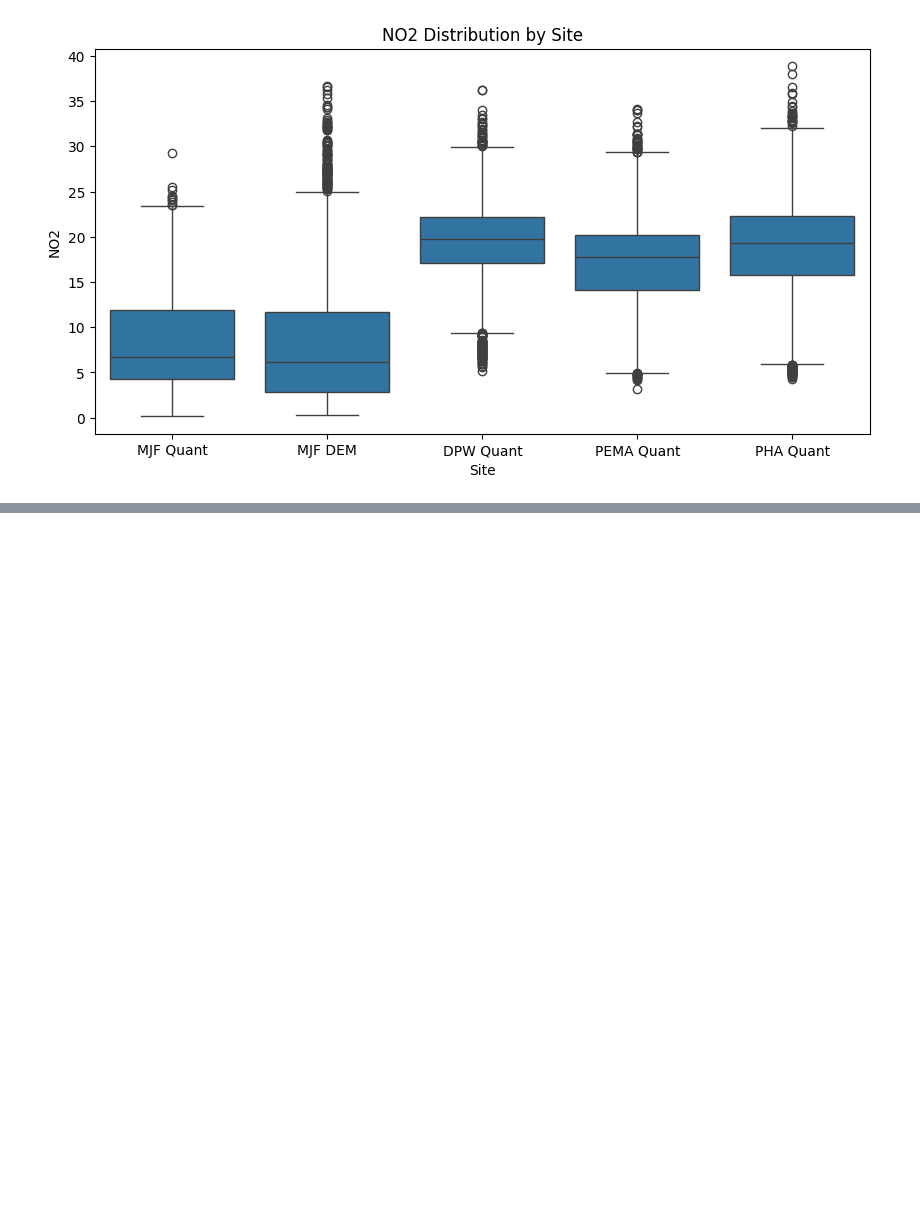
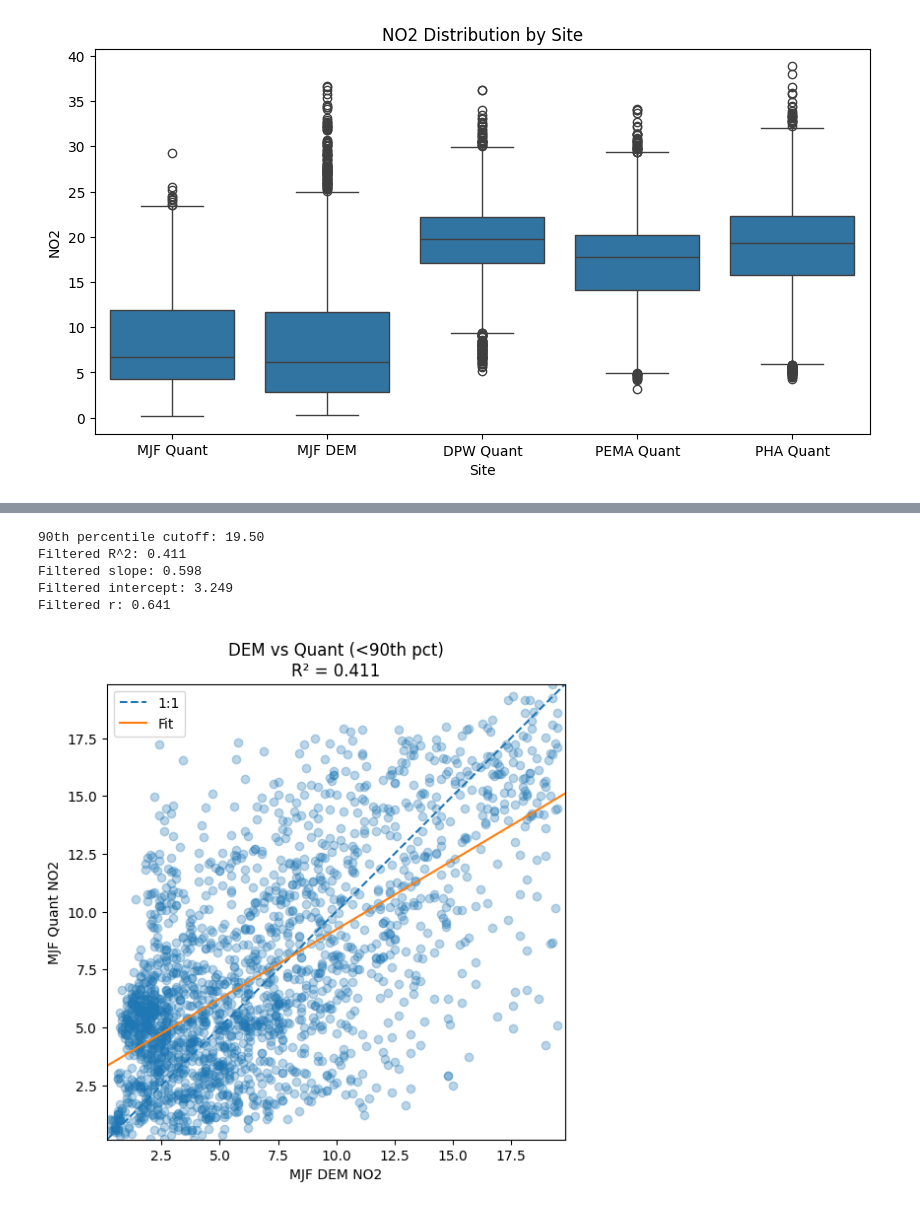
Before and after one commit to jacklardner/quant-reference-no2-distribution-comparison, a Jupyter notebook: primary analysis.ipynb, the cells around one changed output, grey strips where cells are left out. Saved outputs shown, nothing was run; the diff lists cells and outputs as text; code cells hidden in the pictures; blank space fills up the shorter version.

```diff
--- a/primary analysis.ipynb
+++ b/primary analysis.ipynb
@@ -319,0 +405,58 @@ plt.show()
+# %%
+cutoff = np.percentile(x, 90)
+print(f"90th percentile cutoff: {cutoff:.2f}")
+
+mask = x <= cutoff
+
+x_filtered = x[mask]
+y_filtered = y[mask]
+
+X_f = x_filtered.values.reshape(-1,1)
+Y_f = y_filtered.values
+
+model_f = LinearRegression().fit(X_f, Y_f)
+
+r2_f = model_f.score(X_f, Y_f)
+slope_f = model_f.coef_[0]
+intercept_f = model_f.intercept_
+
+r_f = np.corrcoef(x_filtered, y_filtered)[0,1]
+
+print(f"Filtered R^2: {r2_f:.3f}")
+print(f"Filtered slope: {slope_f:.3f}")
+print(f"Filtered intercept: {intercept_f:.3f}")
+print(f"Filtered r: {r_f:.3f}")
+
+plt.figure(figsize=(6,6))
+
+plt.scatter(x_filtered, y_filtered, alpha=0.3)
+
+lims_f = [
+    min(x_filtered.min(), y_filtered.min()),
+    max(x_filtered.max(), y_filtered.max())
+]
+
+# 1:1 line
+plt.plot(lims_f, lims_f, '--', label="1:1")
+
+# Regression line
+x_line = np.linspace(lims_f[0], lims_f[1], 100)
+y_line = slope_f * x_line + intercept_f
+plt.plot(x_line, y_line, label="Fit")
+
+plt.xlabel("MJF DEM NO2")
+plt.ylabel("MJF Quant NO2")
+plt.title(f"DEM vs Quant (<90th pct)\nR² = {r2_f:.3f}")
+
+plt.legend()
+plt.xlim(lims_f)
+plt.ylim(lims_f)
+
+plt.show()
+# %% [output]
+90th percentile cutoff: 19.50
+Filtered R^2: 0.411
+Filtered slope: 0.598
+Filtered intercept: 3.249
+Filtered r: 0.641
+[figure, added]
```
Also changed, not shown: parts of 14 cells of this notebook.
